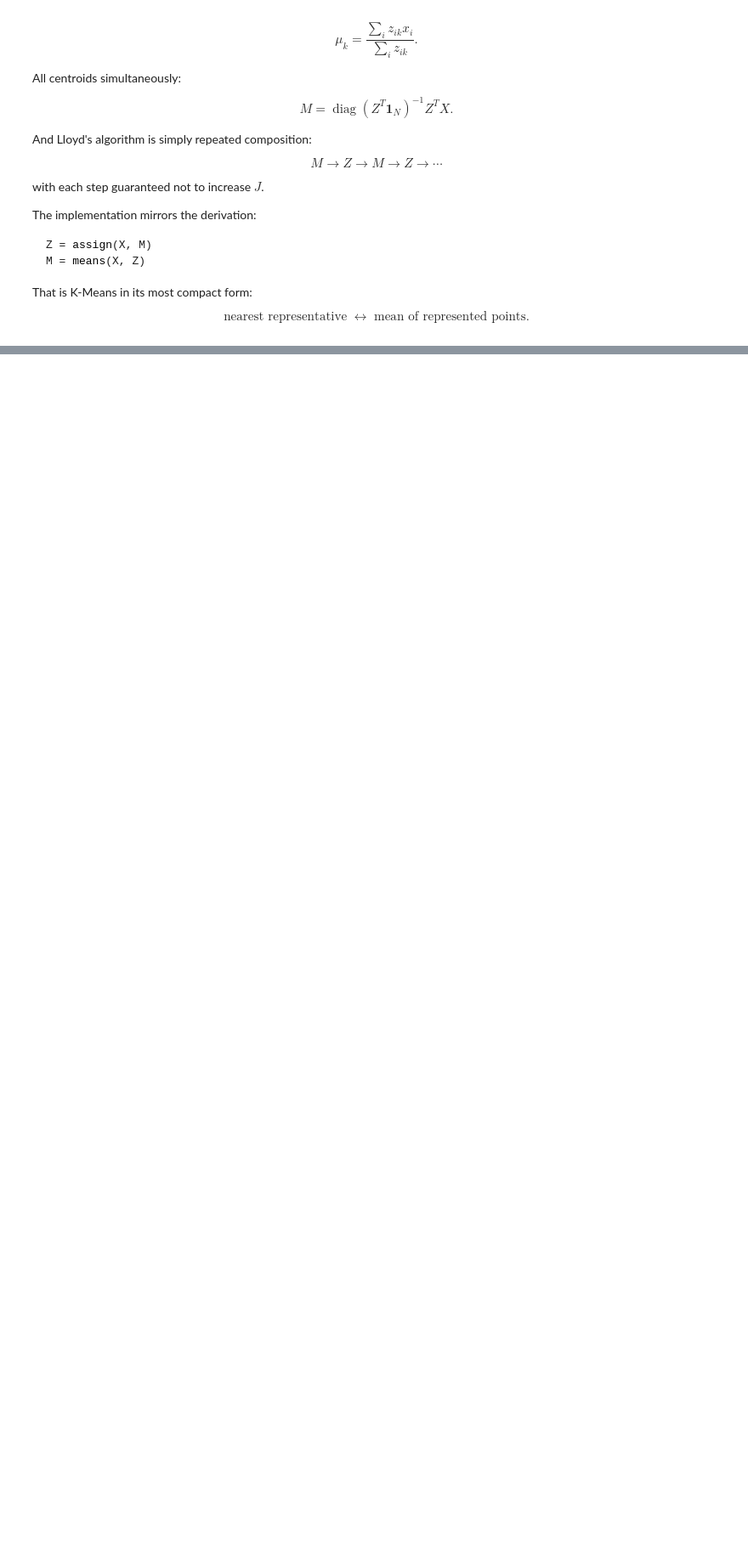
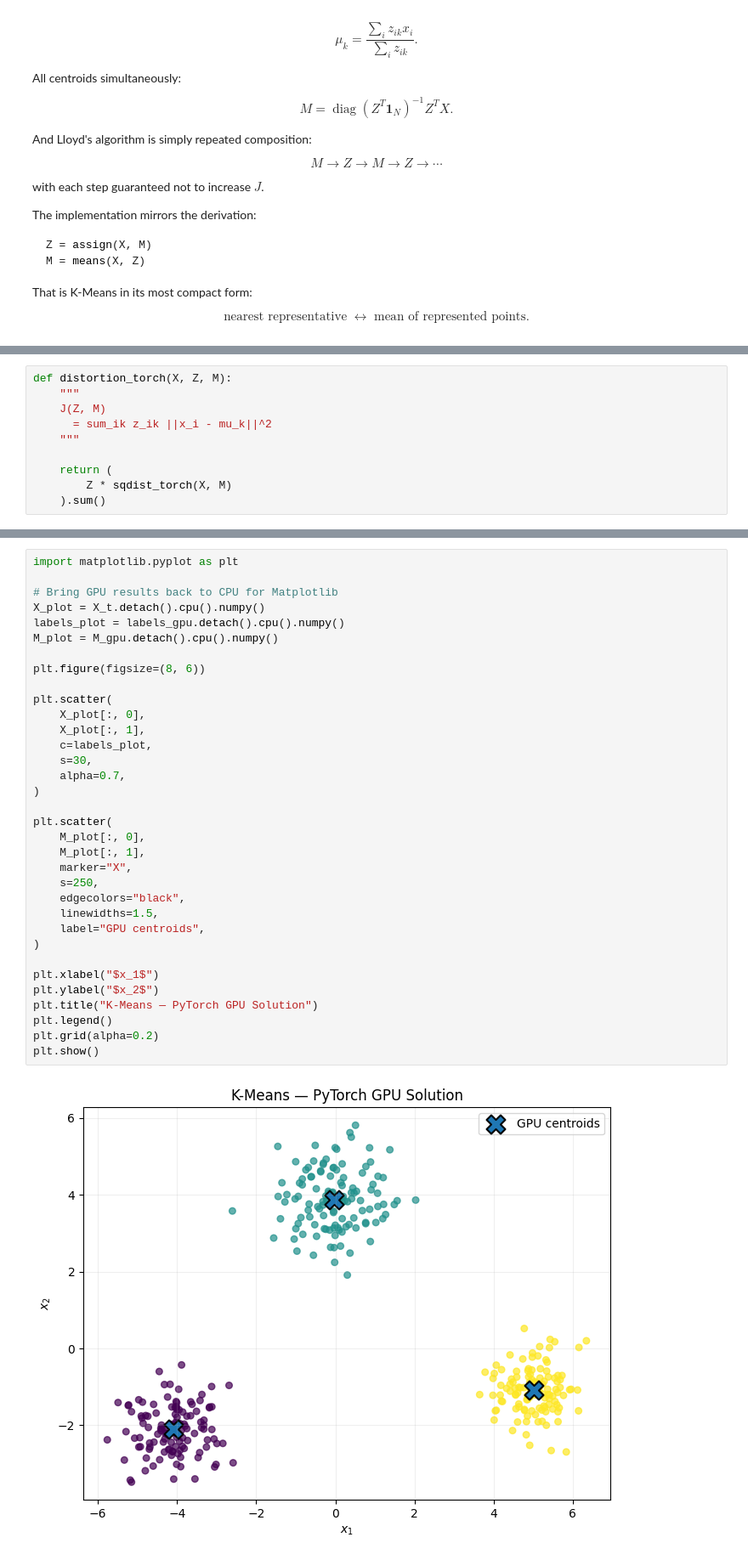
Before and after one commit to sajid-haniff/machine-learning, a Jupyter notebook: KMeans.ipynb, the cells around one changed output, grey strips where cells are left out. Shown at 85% size. Saved outputs shown, nothing was run; the diff lists cells and outputs as text; blank space fills up the shorter version.

```diff
--- a/KMeans.ipynb
+++ b/KMeans.ipynb
@@ -1592,0 +1822,10 @@ $$
+# %%
+def distortion_torch(X, Z, M):
+    """
+    J(Z, M)
+      = sum_ik z_ik ||x_i - mu_k||^2
+    """
+
+    return (
+        Z * sqdist_torch(X, M)
+    ).sum()
@@ -1592,0 +1936,36 @@ $$
+# %%
+import matplotlib.pyplot as plt
+
+# Bring GPU results back to CPU for Matplotlib
+X_plot = X_t.detach().cpu().numpy()
+labels_plot = labels_gpu.detach().cpu().numpy()
+M_plot = M_gpu.detach().cpu().numpy()
+
+plt.figure(figsize=(8, 6))
+
+plt.scatter(
+    X_plot[:, 0],
+    X_plot[:, 1],
+    c=labels_plot,
+    s=30,
+    alpha=0.7,
+)
+
+plt.scatter(
+    M_plot[:, 0],
+    M_plot[:, 1],
+    marker="X",
+    s=250,
+    edgecolors="black",
+    linewidths=1.5,
+    label="GPU centroids",
+)
+
+plt.xlabel("$x_1$")
+plt.ylabel("$x_2$")
+plt.title("K-Means — PyTorch GPU Solution")
+plt.legend()
+plt.grid(alpha=0.2)
+plt.show()
+# %% [output]
+[figure, added]
```
Also changed, not shown: parts of 11 cells of this notebook.
